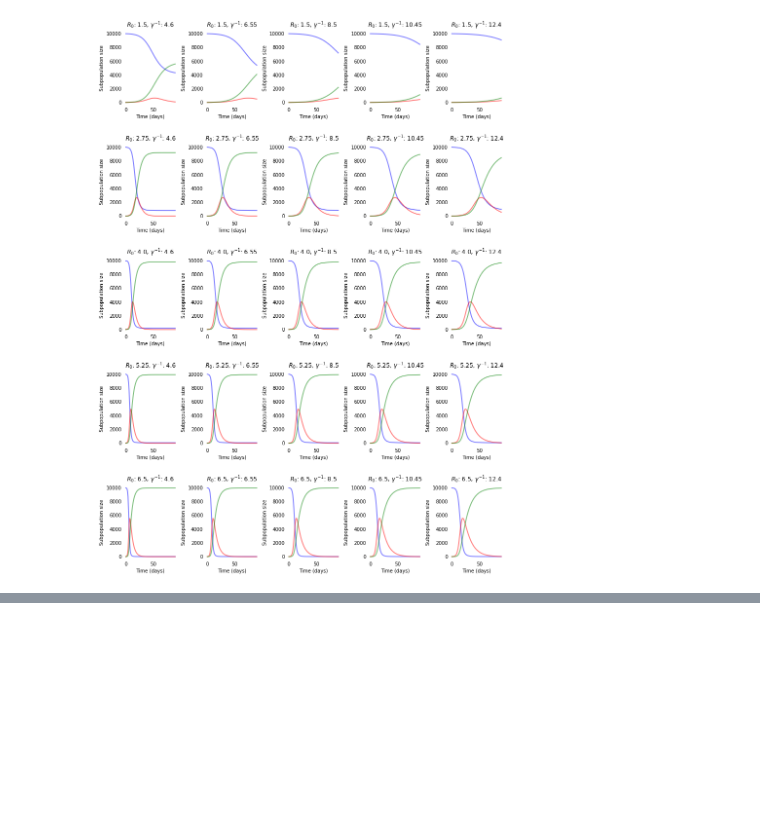
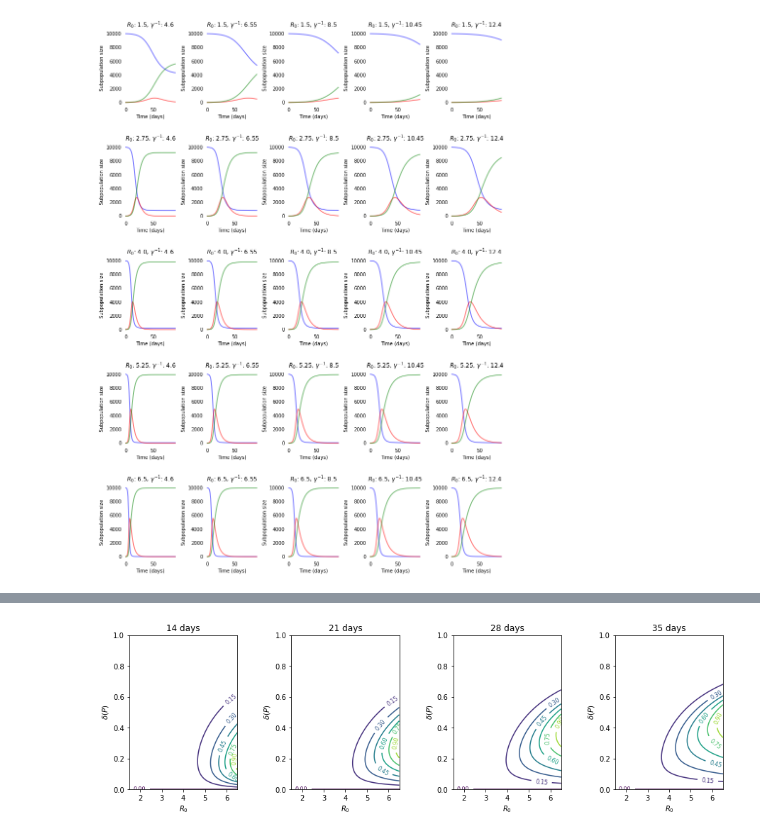
Before and after one commit to chrisvoncsefalvay/differential-social-distancing-game, a Jupyter notebook: notebooks/SIR models with strategies.ipynb, the cells around one changed output, grey strips where cells are left out. Cells and saved outputs as stored; diff of their text form; code cells hidden in the pictures; blank space fills up the shorter version.

Commit message:
Added parts on cost-risk equilibria.

```diff
--- a/notebooks/SIR models with strategies.ipynb
+++ b/notebooks/SIR models with strategies.ipynb
@@ -154,0 +163,45 @@ plot_contours_for_days()
+# %%
+def risk_model(y, t, N, delta, beta, gamma, R0):
+    S, I, R, r = y
+    Sdot = - (1-delta) * beta * S * I / N
+    Idot = (1-delta) * (beta * S * I) / N - gamma * I
+    Rdot = gamma * I
+    r = (delta * R0 * gamma * I)/N**2
+    return Sdot, Idot, Rdot, r
+# %%
+@np.vectorize
+def solve_strategy_for_risk(delta, R0, days=14, N = 1e4, I_0 = 0.01*N, gamma=1.0/8.5):
+    R_0 = 0.0
+    S_0 = N - I_0 - R_0
+    beta = R0 * gamma
+    t = np.linspace(0, days, days)
+    risk_0 = 0.0
+
+    y_0 = S_0, I_0, R_0, risk_0
+
+    res = odeint(risk_model, y_0, t, args=(N, delta, beta, gamma, R0)).T
+    return res[3][-1]
+# %%
+def plot_risk_at_days(sigma_min=0, sigma_max=1, R0_min=1.5, R0_max=6.5, days=[14, 21, 28, 35], save=True):
+    R0_space = np.linspace(R0_min, R0_max, 100)
+    sigma_space = np.linspace(sigma_min, sigma_max, 100)
+
+    fig = plt.figure(figsize = (15, 4))
+    fig.subplots_adjust(wspace=0.5)
+
+    for idx, val in enumerate(days):
+        z = solve_strategy_for_risk(sigma_space[:, None], R0_space[None, :], days=val)
+        z /= (z.max()/1.0)
+        ax = fig.add_subplot(1, len(days), idx + 1)
+        contours = ax.contour(R0_space, sigma_space, z, cmap="viridis")
+        ax.clabel(contours, inline=True, fontsize = 8, fmt="%.2f")
+        ax.set_title(f"{val} days")
+        ax.set_xlabel(r"$R_0$")
+        ax.set_ylabel(r"$\delta(P)$")
+
+    if save:
+        plt.savefig("../paper/figures/fig3-risk-of-adherence.pdf")
+# %%
+plot_risk_at_days()
+# %% [output]
+[figure, added]
```
Also changed, not shown: parts of 9 cells of this notebook, 6 other files.
